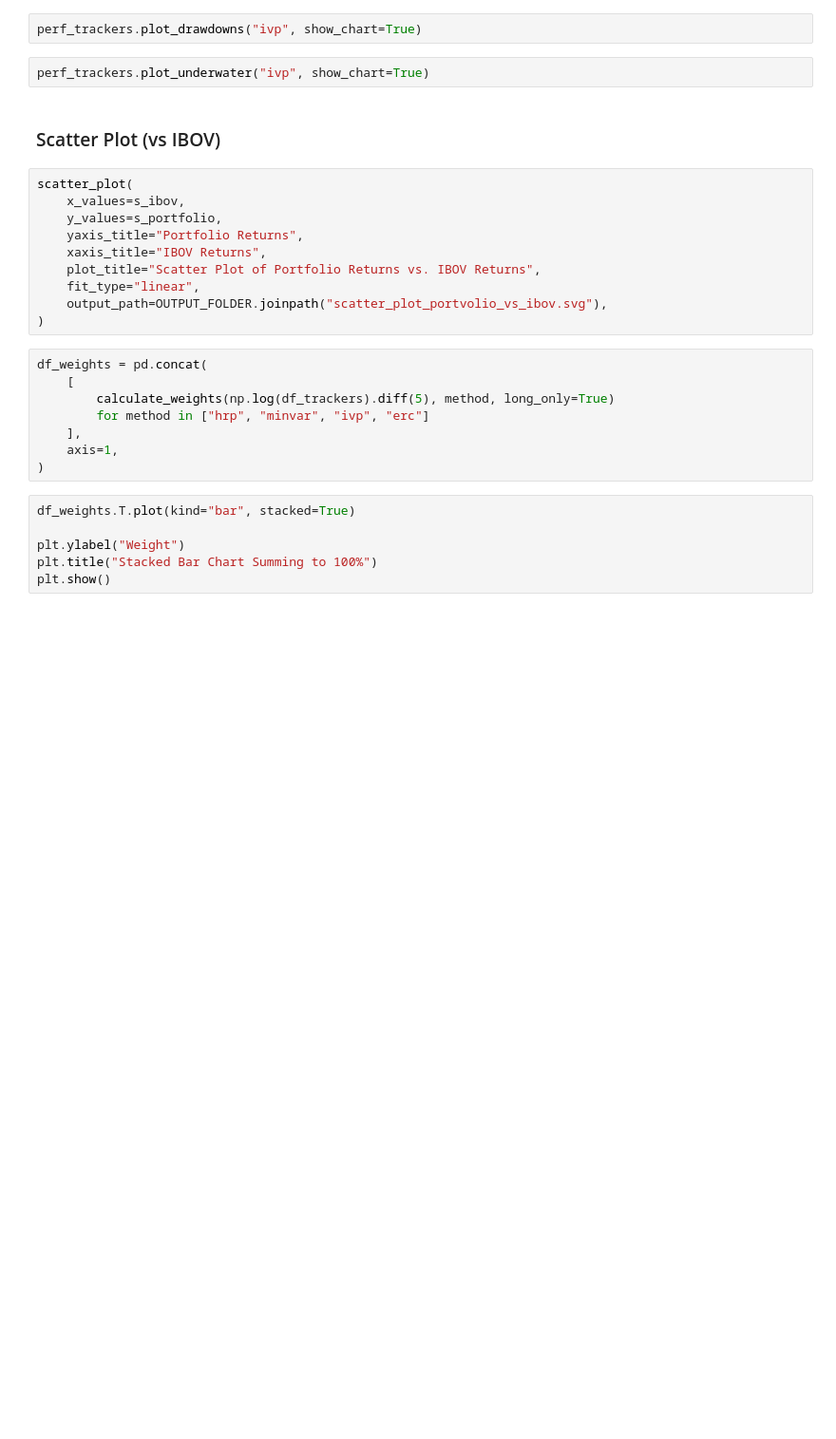
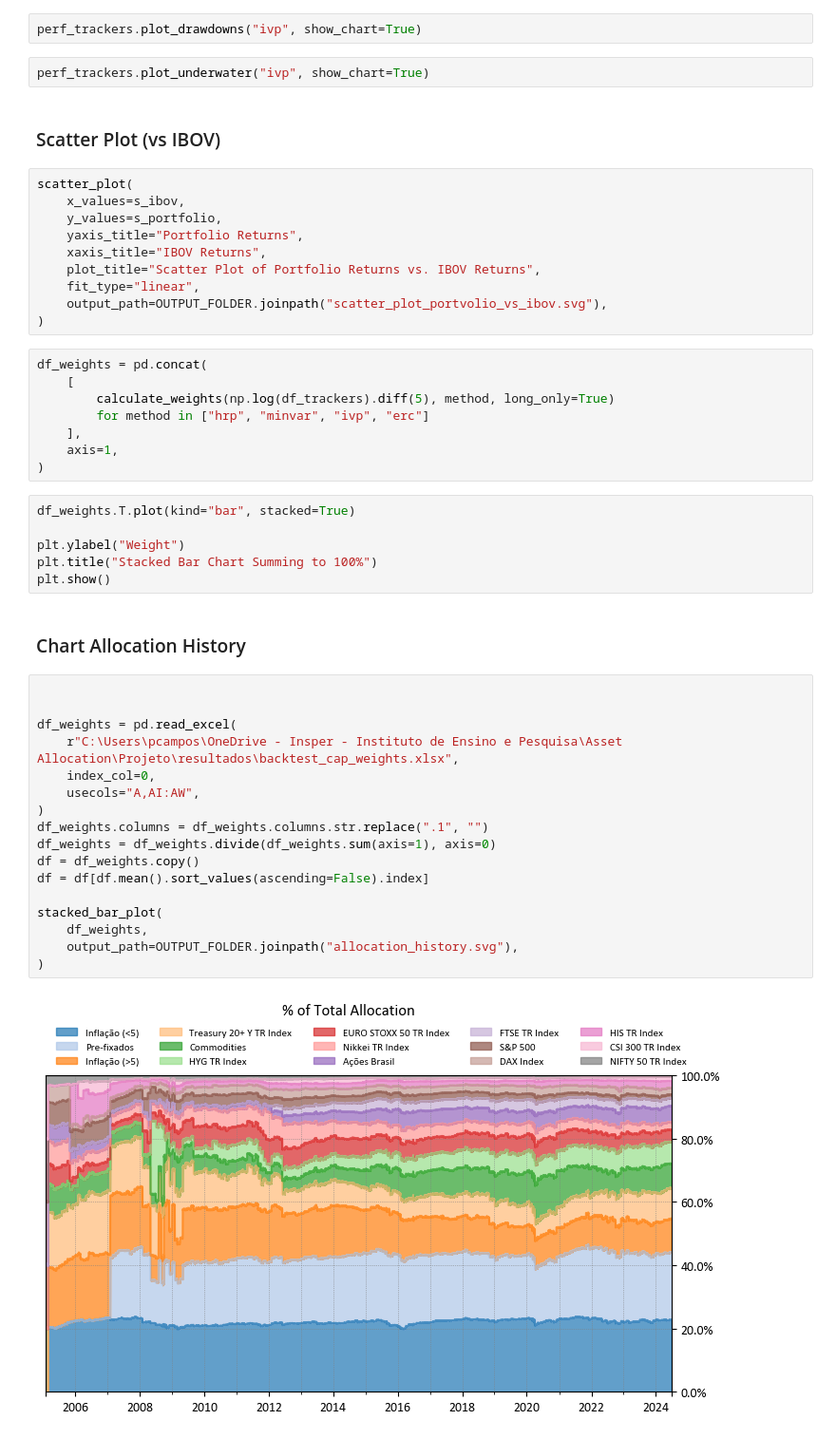
Before and after one commit to sambacode/asset_allocation, a Jupyter notebook: project.ipynb, the cells around one changed output. Shown: that part at 95% size. Drawn from its saved outputs; the diff is of its cells as text; blank space fills up the shorter version.

Commit message:
add stacked_bar_plot

```diff
--- a/project.ipynb
+++ b/project.ipynb
@@ -441,3 +436,24 @@ df_weights.T.plot(kind="bar", stacked=True)
 plt.ylabel("Weight")
 plt.title("Stacked Bar Chart Summing to 100%")
 plt.show()
+# %% [markdown]
+### Chart Allocation History
+# %%
+
+
+df_weights = pd.read_excel(
+    r"C:\Users\pcampos\OneDrive - Insper - Instituto de Ensino e Pesquisa\Asset Allocation\Projeto\resultados\backtest_cap_weights.xlsx",
+    index_col=0,
+    usecols="A,AI:AW",
+)
+df_weights.columns = df_weights.columns.str.replace(".1", "")
+df_weights = df_weights.divide(df_weights.sum(axis=1), axis=0)
+df = df_weights.copy()
+df = df[df.mean().sort_values(ascending=False).index]
+
+stacked_bar_plot(
+    df_weights,
+    output_path=OUTPUT_FOLDER.joinpath("allocation_history.svg"),
+)
+# %% [output]
+[figure, added]
```
Also changed, not shown: parts of 5 cells of this notebook, 2 other files.
